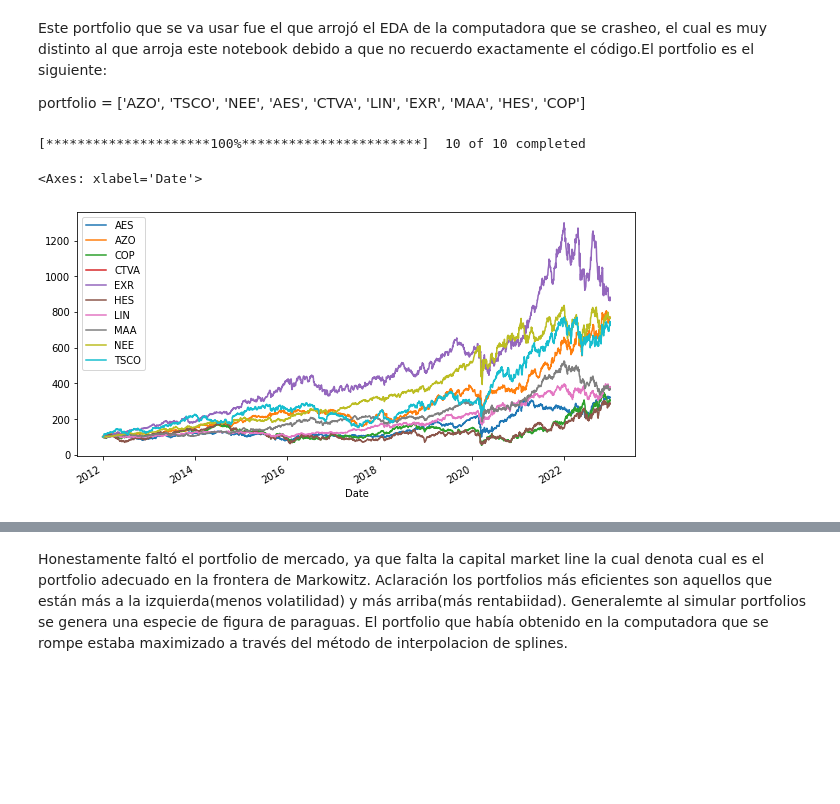
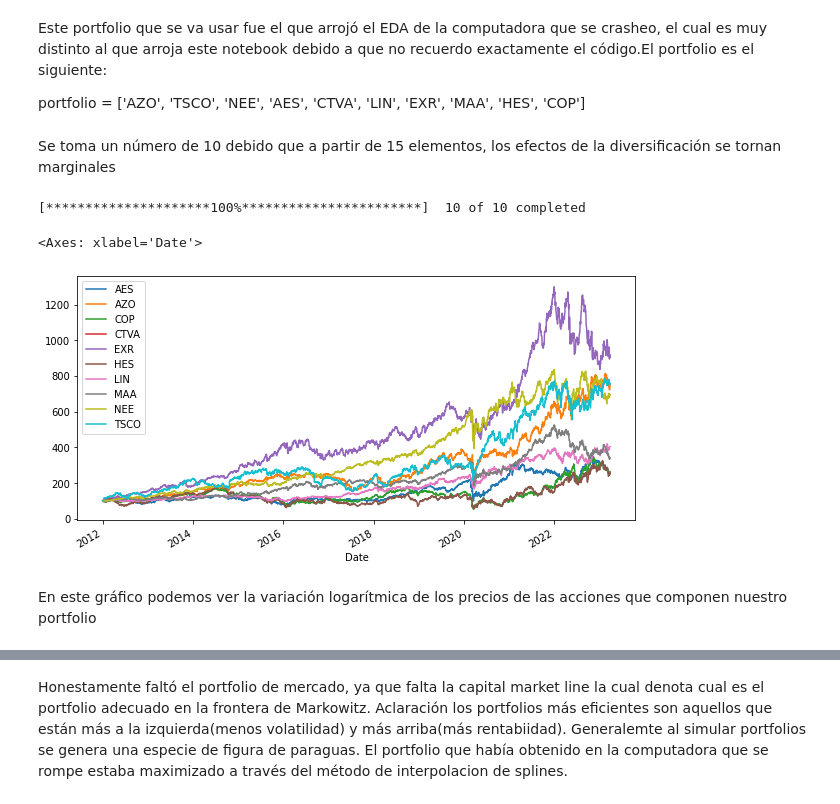
Before and after one commit to Renzo96/PI2, a Jupyter notebook: EDA.ipynb, the cells around one changed output, grey strips where cells are left out. Saved outputs shown, nothing was run; the diff lists cells and outputs as text; code cells hidden in the pictures; blank space fills up the shorter version.

```diff
--- a/EDA.ipynb
+++ b/EDA.ipynb
@@ -196,32 +200,36 @@ acciones.sort_values(['Sharpe'],ascending=False).head(10)
 Este portfolio que se va usar fue el que arrojó el EDA de la computadora que se crasheo, el cual es muy distinto al que arroja este notebook debido a que no recuerdo exactamente el código.El portfolio es el siguiente:
 
 portfolio = ['AZO', 'TSCO', 'NEE', 'AES', 'CTVA', 'LIN', 'EXR', 'MAA', 'HES', 'COP']
+# %% [markdown]
+Se toma un número de 10 debido que a partir de 15 elementos, los efectos de la diversificación se tornan marginales
 # %%
 portfolio = ['AZO', 'TSCO', 'NEE', 'AES', 'CTVA', 'LIN', 'EXR', 'MAA', 'HES', 'COP']
 # %%
 import pandas as pd
 import yfinance as yf
 import numpy as np
 import matplotlib.pyplot as plt
 
 # Define the portfolio
 portfolio = ['AZO', 'TSCO', 'NEE', 'AES', 'CTVA', 'LIN', 'EXR', 'MAA', 'HES', 'COP']
 
 # Tomo aproximadamente los 10 últimos años ya que me interesa su performance actual, en
 #realación a la histórica
 start_date = '2012-01-01'
-end_date = '2023-01-01'
+end_date = dt.datetime.now()
 
 # Download the stock prices
 prices = yf.download(portfolio, start=start_date, end=end_date)['Adj Close']
 
 #Observamos la variación logarítmica de los precios
 
 (prices / prices.iloc[0]*100).plot(figsize=(10,5))
 # %% [output]
 [*********************100%***********************]  10 of 10 completed
 <Axes: xlabel='Date'>
-[figure, old version]
+[figure, new version]
+# %% [markdown]
+En este gráfico podemos ver la variación logarítmica de los precios de las acciones que componen nuestro portfolio
 # %%
 prices.head()
 # %% [output]
```
Also changed, not shown: parts of 8 cells of this notebook.
